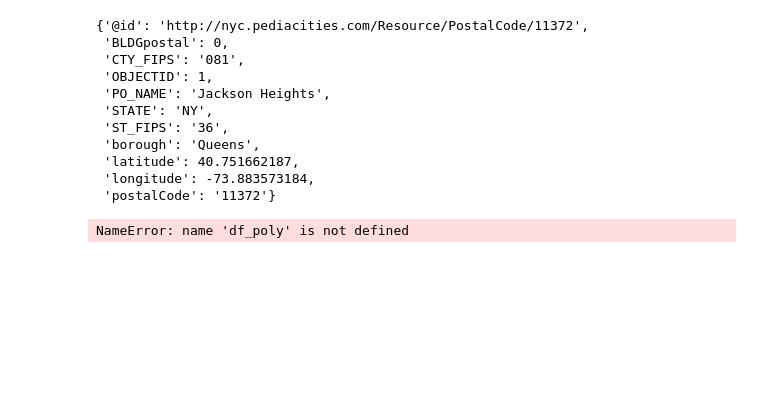
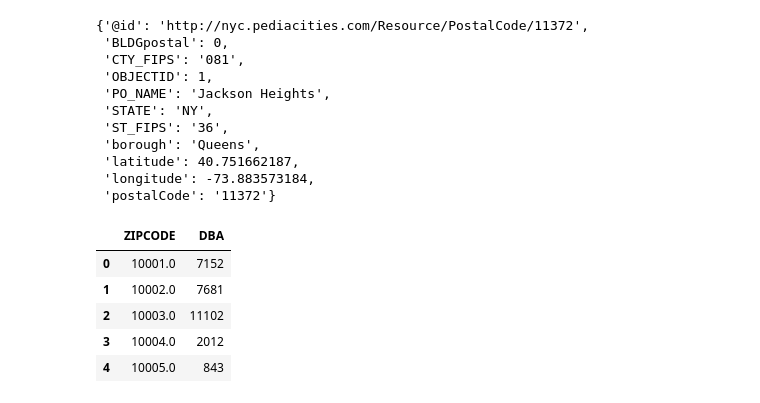
Before and after one commit to karenhao/DAT-NYC-6.13, a Jupyter notebook: projects/Assignment-1.ipynb, the cells around one changed output. Drawn from its saved outputs; the diff is of its cells as text; code cells hidden in the pictures; blank space fills up the shorter version.

```diff
--- a/projects/Assignment-1.ipynb
+++ b/projects/Assignment-1.ipynb
@@ -290,7 +286,12 @@ json_data['features'][0]['properties']
  'latitude': 40.751662187,
  'longitude': -73.883573184,
  'postalCode': '11372'}
-# %%
-df_poly
-# %% [output]
-NameError: name 'df_poly' is not defined
+# %%
+restaurants_by_zip.head()
+# %% [output]
+|  | ZIPCODE | DBA |
+| 0 | 10001.0 | 7152 |
+| 1 | 10002.0 | 7681 |
+| 2 | 10003.0 | 11102 |
+| 3 | 10004.0 | 2012 |
+| 4 | 10005.0 | 843 |
```
Also changed, not shown: parts of 4 cells of this notebook.
